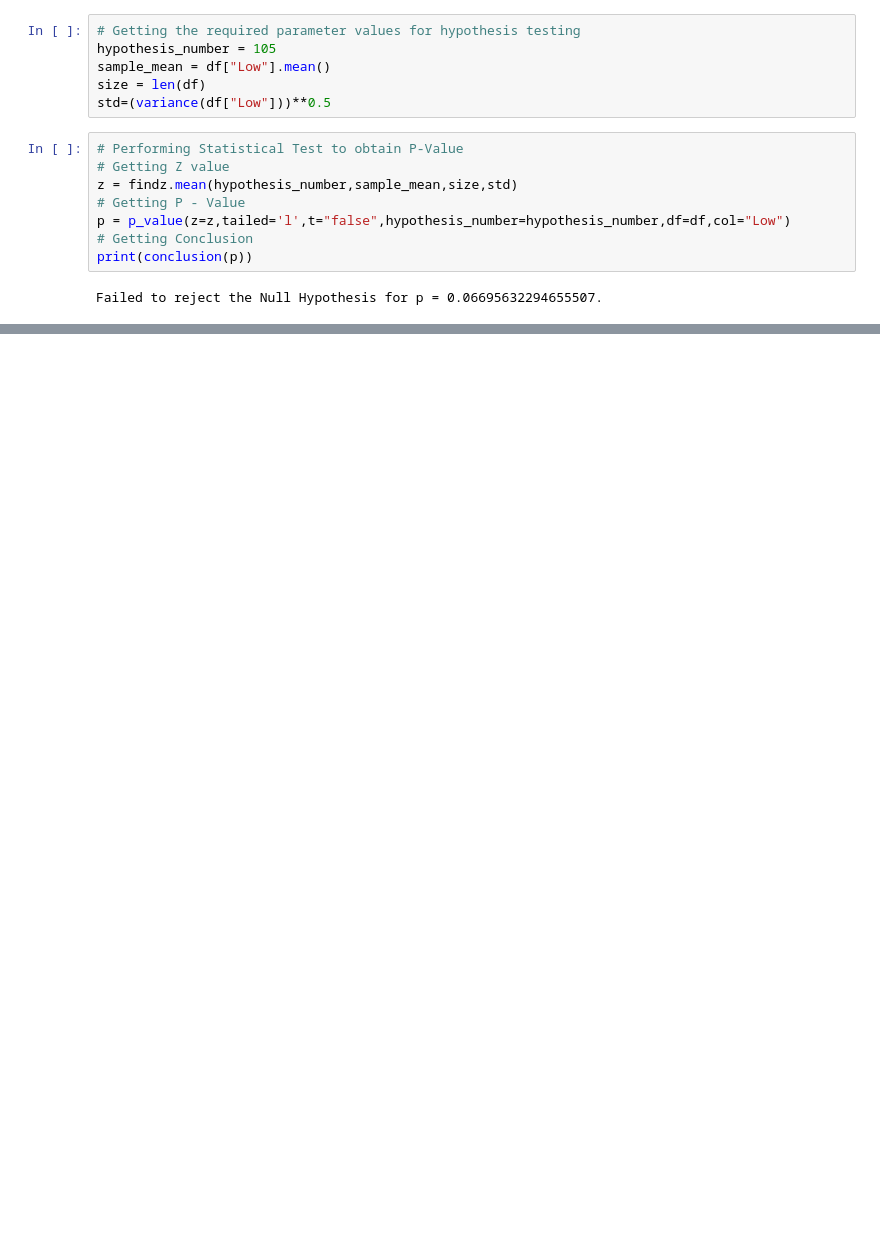
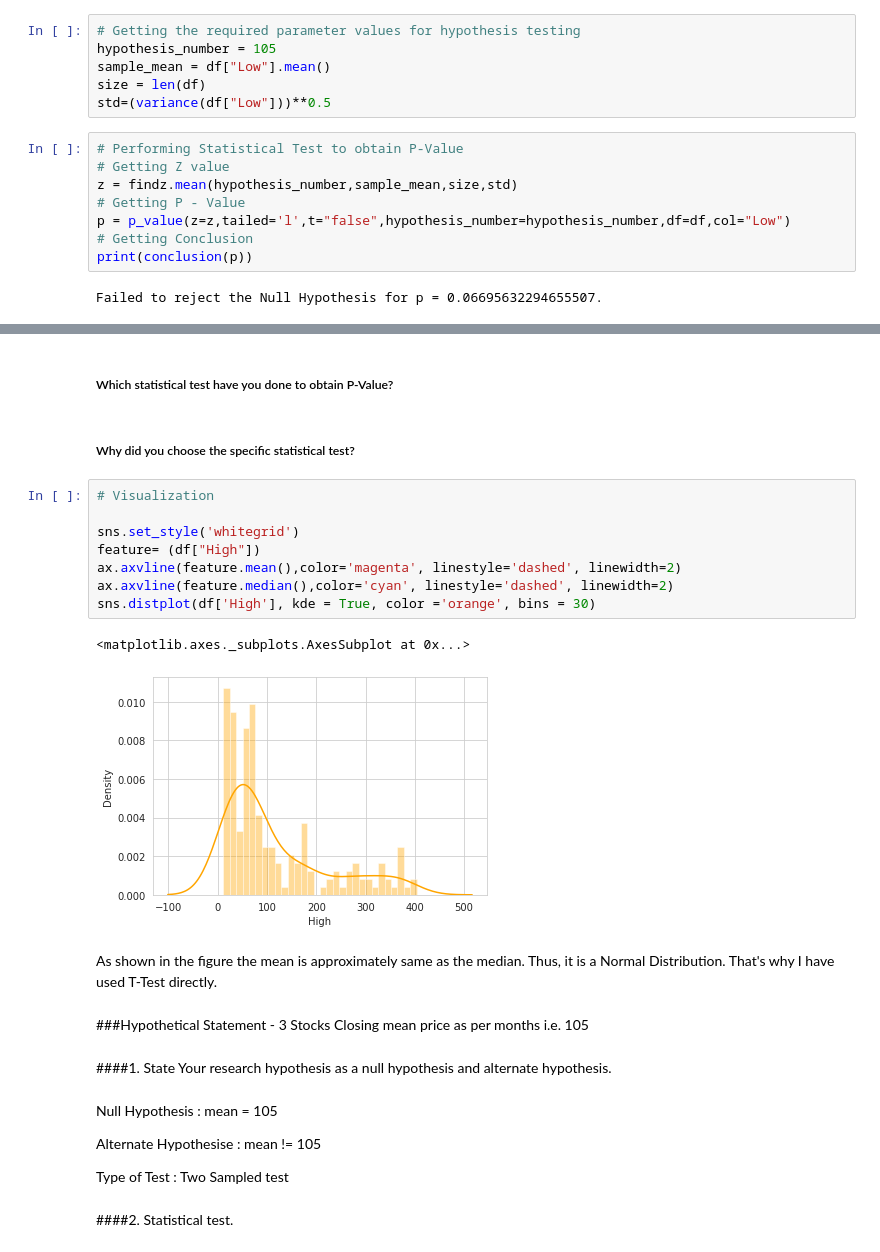
Before and after one commit to shivankb/Yes-Bank-Stock-Closing-Price-Prediction, a Jupyter notebook: yes_bank_stock_closing_price_prediction_ipynb.ipynb, the cells around one changed output, grey strips where cells are left out. Cells and saved outputs as stored; diff of their text form; blank space fills up the shorter version.

```diff
--- a/yes_bank_stock_closing_price_prediction_ipynb.ipynb
+++ b/yes_bank_stock_closing_price_prediction_ipynb.ipynb
@@ -453,0 +614,30 @@ Failed to reject the Null Hypothesis for p = 0.06695632294655507.
+# %% [markdown]
+##### Which statistical test have you done to obtain P-Value?
+# %% [markdown]
+##### Why did you choose the specific statistical test?
+# %%
+# Visualization
+
+sns.set_style('whitegrid')
+feature= (df["High"])
+ax.axvline(feature.mean(),color='magenta', linestyle='dashed', linewidth=2)
+ax.axvline(feature.median(),color='cyan', linestyle='dashed', linewidth=2)
+sns.distplot(df['High'], kde = True, color ='orange', bins = 30)
+# %% [output]
+<matplotlib.axes._subplots.AxesSubplot at 0x...>
+[figure, added]
+# %% [markdown]
+As shown in the figure the mean is approximately same as the median. Thus, it is a Normal Distribution. That's why I have used T-Test directly.
+# %% [markdown]
+###Hypothetical Statement - 3
+Stocks Closing mean price as per months i.e. 105
+# %% [markdown]
+####1. State Your research hypothesis as a null hypothesis and alternate hypothesis.
+# %% [markdown]
+Null Hypothesis : mean = 105
+
+Alternate Hypothesise : mean != 105
+
+Type of Test : Two Sampled test
+# %% [markdown]
+####2. Statistical test.
```
Also changed, not shown: parts of 81 cells of this notebook.
